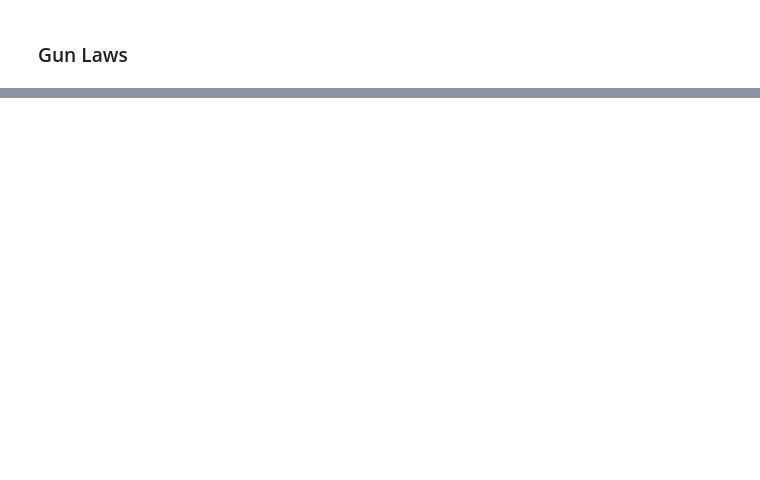
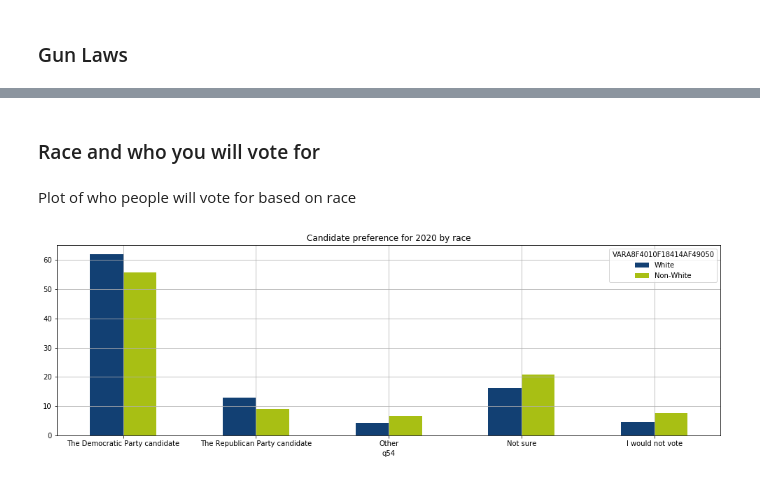
Before and after one commit to thebbennett/buzzfeed-wins-lgbt, a Jupyter notebook: Buzzfeed-Wins LGBT Exploratory Data Analysis.ipynb, the cells around one changed output, grey strips where cells are left out. Drawn from its saved outputs; the diff is of its cells as text; code cells hidden in the pictures; blank space fills up the shorter version.

Commit message:
made a bunch of graphs:

```diff
--- a/Buzzfeed-Wins LGBT Exploratory Data Analysis.ipynb
+++ b/Buzzfeed-Wins LGBT Exploratory Data Analysis.ipynb
@@ -265,0 +228,2 @@ plotly.offline.plot(fig, validate=False)
+# %% [markdown]
+### Race and who you will vote for
@@ -265,0 +237,32 @@ plotly.offline.plot(fig, validate=False)
+# %% [markdown]
+Plot of who people will vote for based on race
+# %%
+# input a survey question
+
+def two_questions(question, index):
+    table = pd.pivot_table(df, values= ["surveystatus"], index = index,
+                           columns=[question], aggfunc=  sum)
+    table["Total"] = table.sum(axis = 1, skipna = True)
+    table = round((table.div( table.iloc[:,-1], axis=0 ) * 100),2)
+    table.rename(meta.variable_value_labels[index],inplace= True, axis = 'index')
+    table.rename(columns=meta.variable_value_labels[question],inplace=True)
+    return(table)
+
+def clean_df(df):
+    df.columns = df.columns.get_level_values(1)
+    df= df.reset_index()
+    df= df.transpose()
+    df.columns = df.iloc[0]
+    df = df[1:]
+    df= df.reset_index()
+    df.columns = df.columns.get_level_values(0)
+    df = df[:-1]
+
+    return(df)
+# %%
+party_by_race = two_questions("q54", "VARA8F4010F18414AF49050")
+party_by_race = clean_df(party_by_race)
+fig = party_by_race.set_index('q54').plot.bar(figsize=(17,5), grid=True, rot = 0, title = "Candidate preference for 2020 by race").get_figure()
+fig.savefig("candidate_preference_by_race.png")
+# %% [output]
+[figure, added]
```
Also changed, not shown: parts of 31 cells of this notebook.
